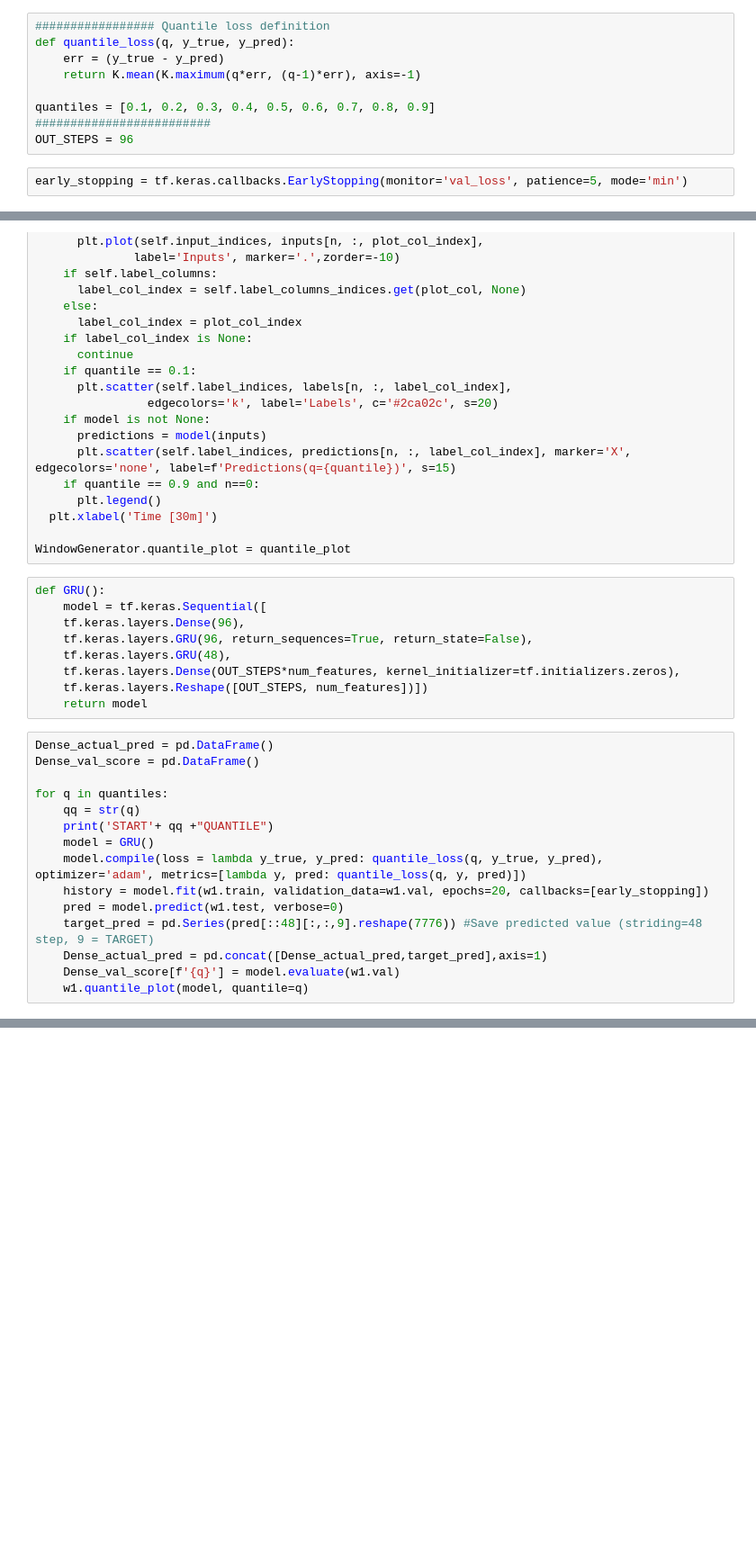
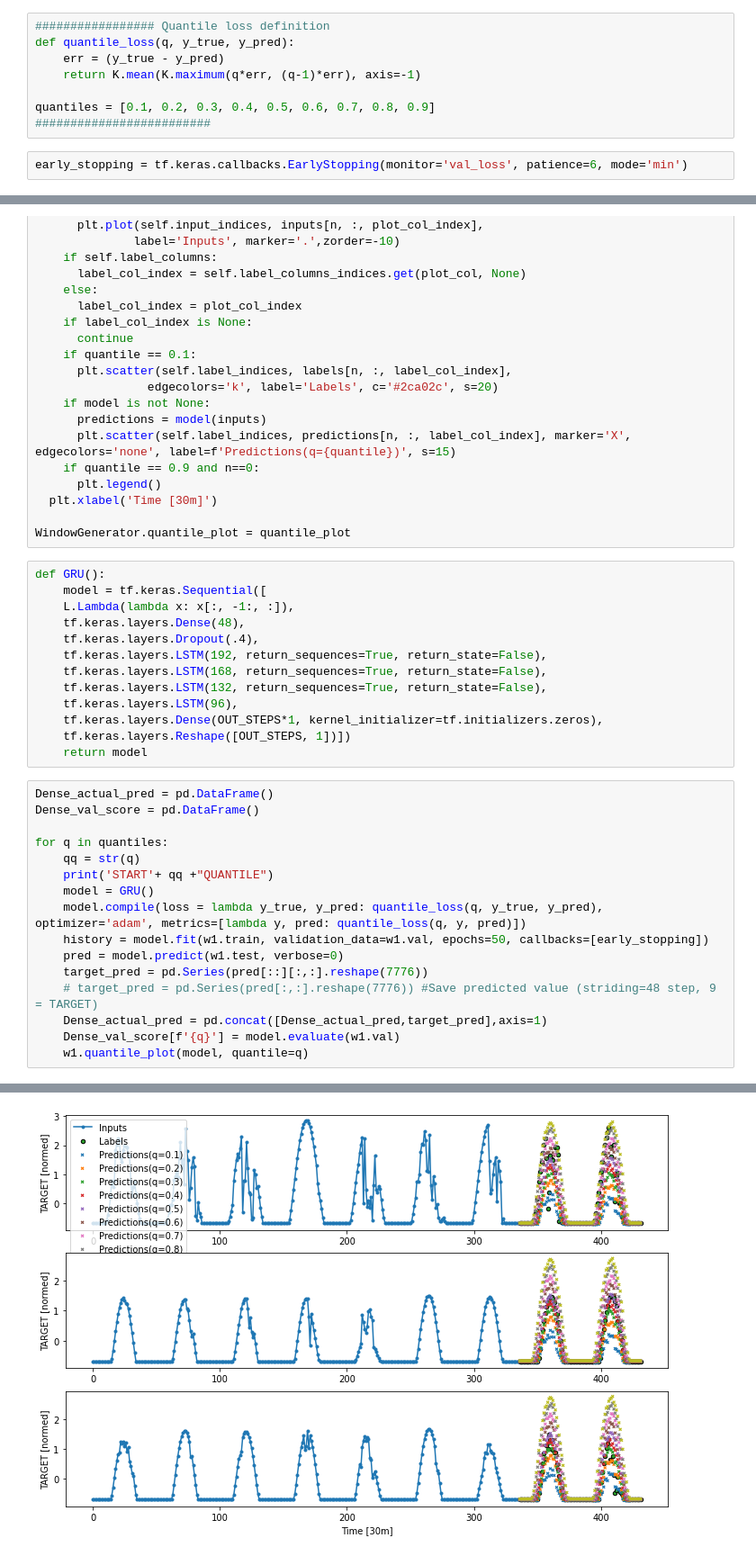
Before and after one commit to ccomkhj/Dacon_Sun, a Jupyter notebook: Quantile_Regression.ipynb, the cells around one changed output, grey strips where cells are left out. Shown at 90% size. Saved outputs shown, nothing was run; the diff lists cells and outputs as text; blank space fills up the shorter version.

```diff
--- a/Quantile_Regression.ipynb
+++ b/Quantile_Regression.ipynb
@@ -215,9 +220,8 @@ def quantile_loss(q, y_true, y_pred):
 
 quantiles = [0.1, 0.2, 0.3, 0.4, 0.5, 0.6, 0.7, 0.8, 0.9]
 #########################
-OUT_STEPS = 96
 # %%
-early_stopping = tf.keras.callbacks.EarlyStopping(monitor='val_loss', patience=5, mode='min')
+early_stopping = tf.keras.callbacks.EarlyStopping(monitor='val_loss', patience=6, mode='min')
 # %%
 ########## quantile plot definition
 
@@ -253,11 +257,15 @@ WindowGenerator.quantile_plot = quantile_plot
 # %%
 def GRU():
     model = tf.keras.Sequential([
-    tf.keras.layers.Dense(96),
-    tf.keras.layers.GRU(96, return_sequences=True, return_state=False),
-    tf.keras.layers.GRU(48),
-    tf.keras.layers.Dense(OUT_STEPS*num_features, kernel_initializer=tf.initializers.zeros),
-    tf.keras.layers.Reshape([OUT_STEPS, num_features])])
+    L.Lambda(lambda x: x[:, -1:, :]),
+    tf.keras.layers.Dense(48),
+    tf.keras.layers.Dropout(.4),
+    tf.keras.layers.LSTM(192, return_sequences=True, return_state=False),
+    tf.keras.layers.LSTM(168, return_sequences=True, return_state=False),
+    tf.keras.layers.LSTM(132, return_sequences=True, return_state=False),
+    tf.keras.layers.LSTM(96),
+    tf.keras.layers.Dense(OUT_STEPS*1, kernel_initializer=tf.initializers.zeros),
+    tf.keras.layers.Reshape([OUT_STEPS, 1])])
     return model
 # %%
 Dense_actual_pred = pd.DataFrame()
@@ -268,9 +276,10 @@ for q in quantiles:
     print('START'+ qq +"QUANTILE")
     model = GRU()
     model.compile(loss = lambda y_true, y_pred: quantile_loss(q, y_true, y_pred), optimizer='adam', metrics=[lambda y, pred: quantile_loss(q, y, pred)])
-    history = model.fit(w1.train, validation_data=w1.val, epochs=20, callbacks=[early_stopping])
+    history = model.fit(w1.train, validation_data=w1.val, epochs=50, callbacks=[early_stopping])
     pred = model.predict(w1.test, verbose=0)
-    target_pred = pd.Series(pred[::48][:,:,9].reshape(7776)) #Save predicted value (striding=48 step, 9 = TARGET)
+    target_pred = pd.Series(pred[::][:,:].reshape(7776))
+    # target_pred = pd.Series(pred[:,:].reshape(7776)) #Save predicted value (striding=48 step, 9 = TARGET)
     Dense_actual_pred = pd.concat([Dense_actual_pred,target_pred],axis=1)
     Dense_val_score[f'{q}'] = model.evaluate(w1.val)
     w1.quantile_plot(model, quantile=q)
@@ -283,0 +321 @@ Epoch 3/20
+[figure, added]
```
Also changed, not shown: parts of 15 cells of this notebook.
